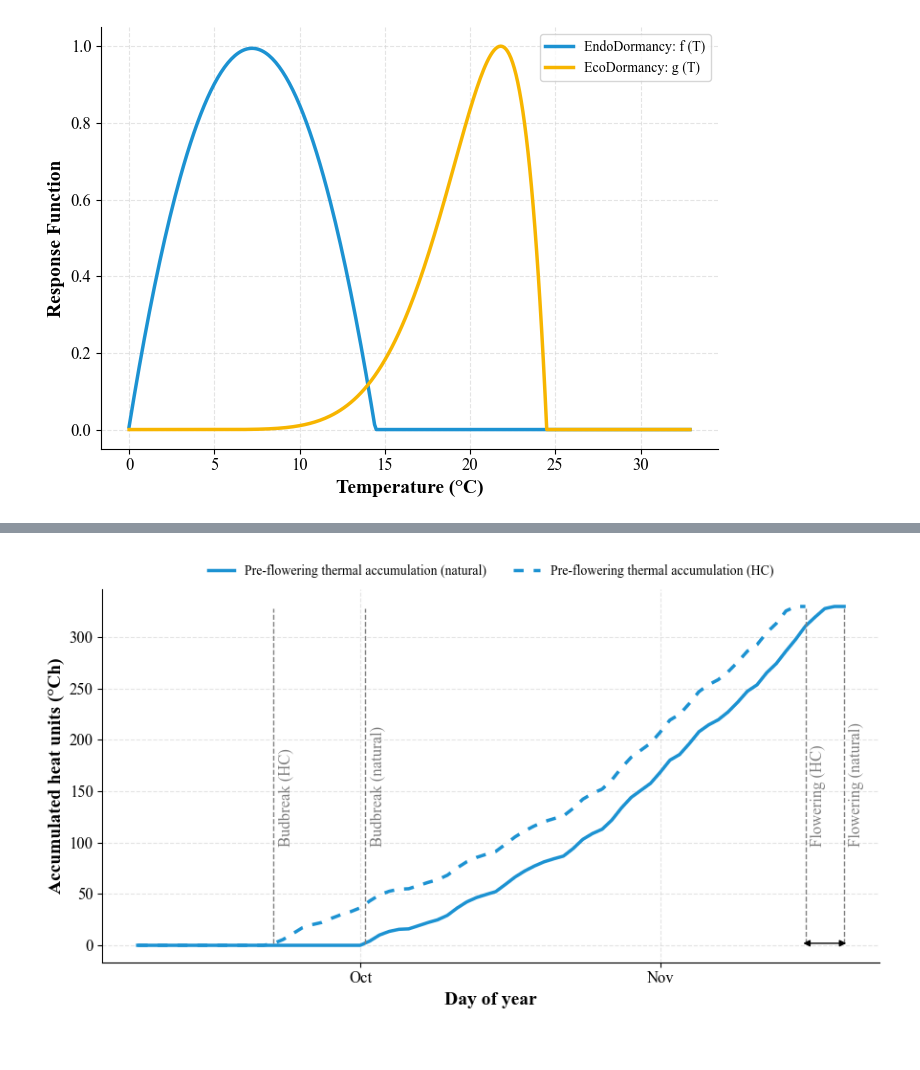
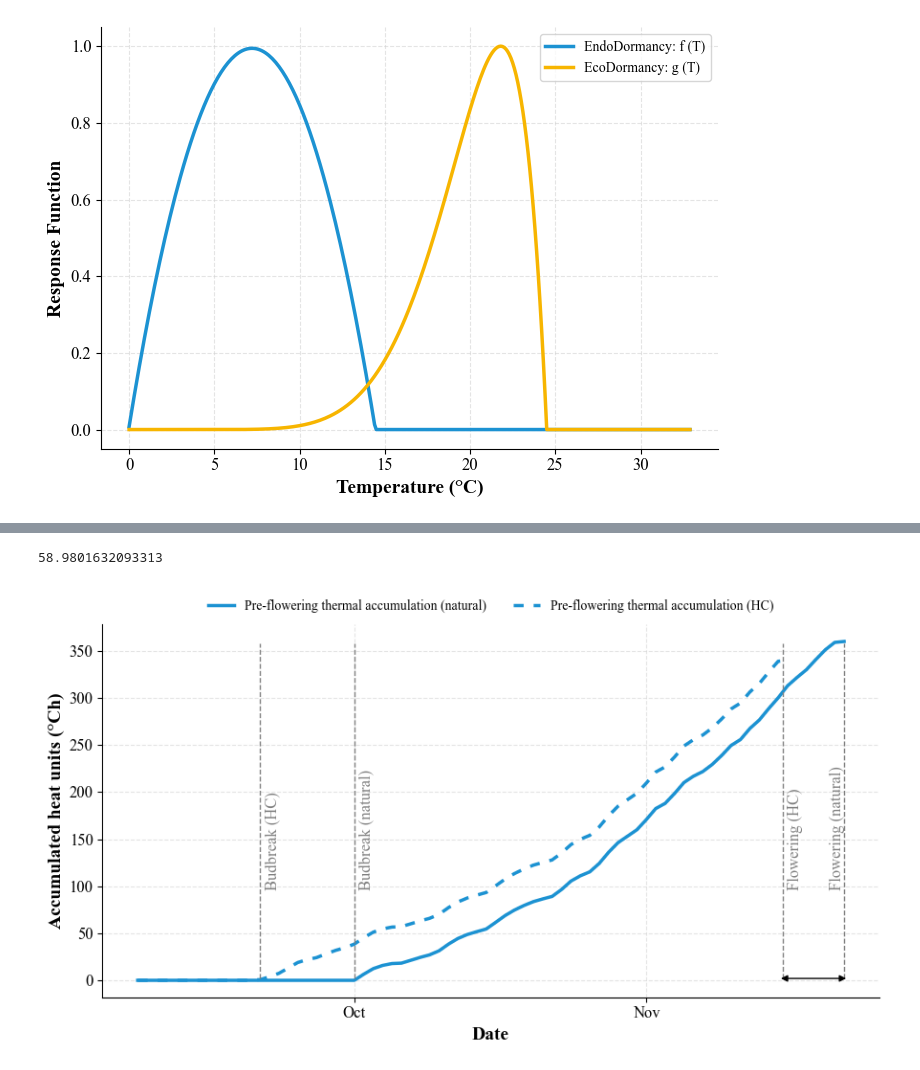
Before and after one commit to Niloofar-Sh/PlayGround, a Jupyter notebook: HC Dormancy Paper Figures.ipynb, the cells around one changed output, grey strips where cells are left out. Cells and saved outputs as stored; diff of their text form; code cells hidden in the pictures.

```diff
--- a/HC Dormancy Paper Figures.ipynb
+++ b/HC Dormancy Paper Figures.ipynb
@@ -712,3 +1081,7 @@ plt.show()
+# %%
+next((x for x in reversed(list(EcoProgress71)) if x != 0), None)
+# %% [output]
+58.9801632093313
 # %%
 # EarlyLeafProgressThroughPhase
 EarlyLeafProgressThroughPhase = Report['KiwiFruit.Phenology.EarlyLeaf.ProgressThroughPhase']
@@ -717,18 +1090,18 @@ Dates = Report['Clock.Today']
 START_DOY = 250
 
 # SimulationName = HWBBTP2022Control
-simulation27 = (Report['SimulationID'] == 27) & (Report['Clock.Today.Year'] == 2022)
+simulation26 = (Report['SimulationID'] == 26) & (Report['Clock.Today.Year'] == 2022)
 # SimulationName = HWBBTP2022HC225
 simulation71 = (Report['SimulationID'] == 71) & (Report['Clock.Today.Year'] == 2022)
 
-x = DOY[simulation27][START_DOY:]
-Dates = pd.to_datetime(Dates[simulation27][START_DOY:])
+x = DOY[simulation26][START_DOY:]
+Dates = pd.to_datetime(Dates[simulation26][START_DOY:])
 
-EarlyLeafProgressThroughPhase27  = EarlyLeafProgressThroughPhase[simulation27].copy()
+EarlyLeafProgressThroughPhase27  = EarlyLeafProgressThroughPhase[simulation26].copy()
 EarlyLeafProgressThroughPhase71  = EarlyLeafProgressThroughPhase[simulation71].copy()
 
-mask_27a  = (DOY[simulation27] >= 165)
-mask_27b  = (DOY[simulation27] <= 324)
+mask_27a  = (DOY[simulation26] >= 165)
+mask_27b  = (DOY[simulation26] <= 326)
 
 mask_71a  = (DOY[simulation71] >= 165)
 mask_71b  = (DOY[simulation71] <= 320)
@@ -741,27 +1114,27 @@ Dates[~mask_27b] = np.nan
 
 plt.figure(figsize=(9,5))
 
-plt.plot(DOY[simulation27][mask_27b][250:], EarlyLeafProgressThroughPhase27[mask_27b][250:], color=color1, linewidth=2.5, label='Pre‑flowering thermal accumulation (natural)')
+plt.plot(DOY[simulation26][mask_27b][250:], EarlyLeafProgressThroughPhase27[mask_27b][250:], color=color1, linewidth=2.5, label='Pre‑flowering thermal accumulation (natural)')
 plt.plot(DOY[simulation71][mask_71b][250:], EarlyLeafProgressThroughPhase71[mask_71b][250:], color=color1, dashes=(3, 3), linewidth=2.5, label='Pre‑flowering thermal accumulation (HC)')
 
-plt.axvline(x=324, ymin=.05, ymax=0.95, color='gray', linestyle='--', linewidth=1)
+plt.axvline(x=326, ymin=.05, ymax=0.95, color='gray', linestyle='--', linewidth=1)
 plt.text(324+.5, 100, "Flowering (natural)", color='gray', rotation=90, fontproperties=font_tick)
 
-plt.axvline(x=320, ymin=.05, ymax=0.95, color='gray', linestyle='--', linewidth=1)
-plt.text(320+.5, 100, "Flowering (HC)", color='gray', rotation=90, fontproperties=font_tick)
+plt.axvline(x=319.5, ymin=.05, ymax=0.95, color='gray', linestyle='--', linewidth=1)
+plt.text(320, 100, "Flowering (HC)", color='gray', rotation=90, fontproperties=font_tick)
 
-plt.axvline(x=274.5, ymin=.05, ymax=0.95, color='gray', linestyle='--', linewidth=1)
-plt.text(274.5+.5, 100, "Budbreak (natural)", color='gray', rotation=90, fontproperties=font_tick)
+plt.axvline(x=274, ymin=.05, ymax=0.95, color='gray', linestyle='--', linewidth=1)
+plt.text(274+.5, 100, "Budbreak (natural)", color='gray', rotation=90, fontproperties=font_tick)
 
-plt.axvline(x=265, ymin=.05, ymax=0.95, color='gray', linestyle='--', linewidth=1)
-plt.text(265+.5, 100, "Budbreak (HC)", color='gray', rotation=90, fontproperties=font_tick)
+plt.axvline(x=264, ymin=.05, ymax=0.95, color='gray', linestyle='--', linewidth=1)
+plt.text(264+.5, 100, "Budbreak (HC)", color='gray', rotation=90, fontproperties=font_tick)
 
 # ---- Arrow annotation ----
 # horizontal bidirecional arrow
 plt.annotate(
     "",
-    xy=(324.5, 2),
-    xytext=(319.5, 2),
+    xy=(326.5, 2),
+    xytext=(319, 2),
     arrowprops=dict(
         arrowstyle="<|-|>",
         linewidth=1,
@@ -772,36 +1145,36 @@ plt.annotate(
 
 plt.legend(prop=font_legend,
     frameon=False,
     loc='lower center',
     bbox_to_anchor=(0.5, 1),
     ncol=2)
 
-plt.xlabel("Day of year", fontsize=14, fontweight="bold", font=font_tick)
+plt.xlabel("Date", fontsize=14, fontweight="bold", font=font_tick)
 plt.ylabel("Accumulated heat units (°Ch)", fontsize=14, fontweight="bold", font=font_tick)
 
 # Tick fonts
 month_start_mask = Dates.dt.day == 1
 xticks = Dates.dt.dayofyear[month_start_mask]
 xtick_labels = Dates.dt.strftime('%b')[month_start_mask]
 
 plt.xticks(xticks)
 plt.xticks(xticks, xtick_labels, fontproperties=font_tick)
 plt.yticks(fontproperties=font_tick)
 
 # Change grid color and style
 plt.grid(color="lightgray", linestyle="--", linewidth=0.8, alpha=0.6)
 
 
 plt.tight_layout()
 plt.gca().spines['top'].set_visible(False)
 plt.gca().spines['right'].set_visible(False)
 
-plt.savefig("C:/Users/HRANFS/Documents/Hayward HC paper 2026/photo bin/simulation27and71Flwring.png", dpi=600, bbox_inches='tight')
+plt.savefig("C:/Users/HRANFS/Documents/Hayward HC paper 2026/photo bin/simulation26and71Flwring.png", dpi=600, bbox_inches='tight')
 
 
 plt.show()
 # %% [output]
-[figure, old version]
+[figure, new version]
 # %%
 # BudBurstDOY
 PredictedBudBurstDOY = PredictedObservedBB['Predicted.KiwiFruit.Phenology.BudBurstDOY']
```
Also changed, not shown: parts of 14 cells of this notebook.
